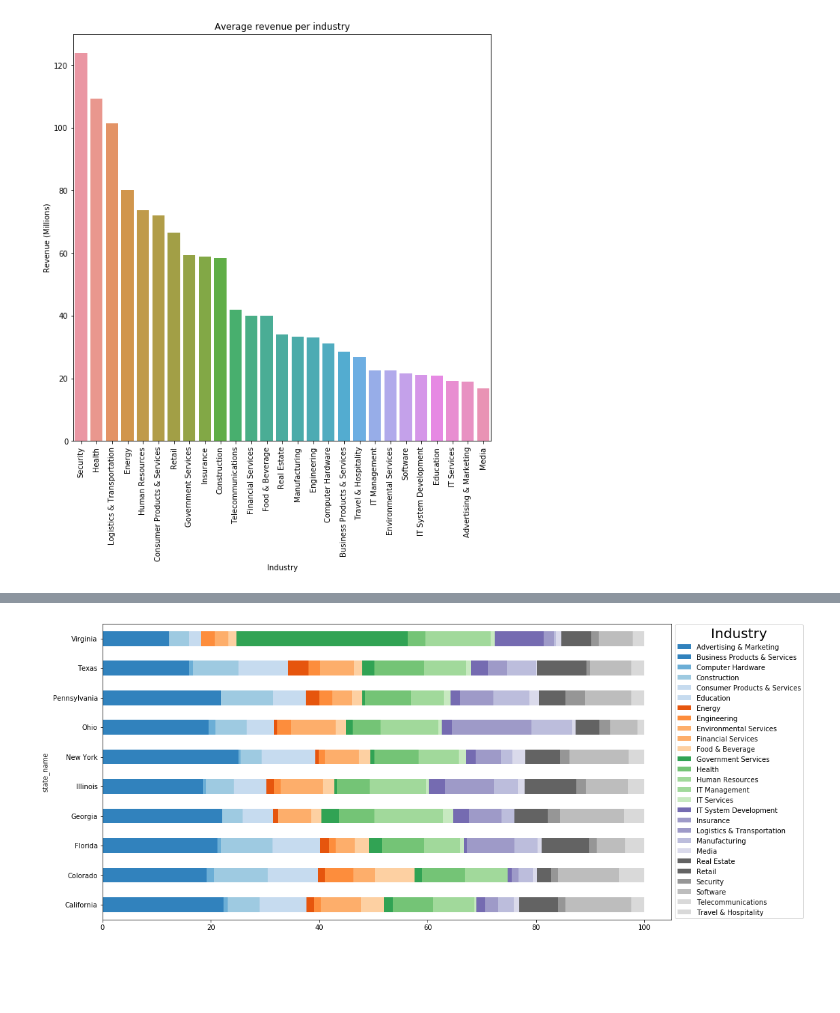
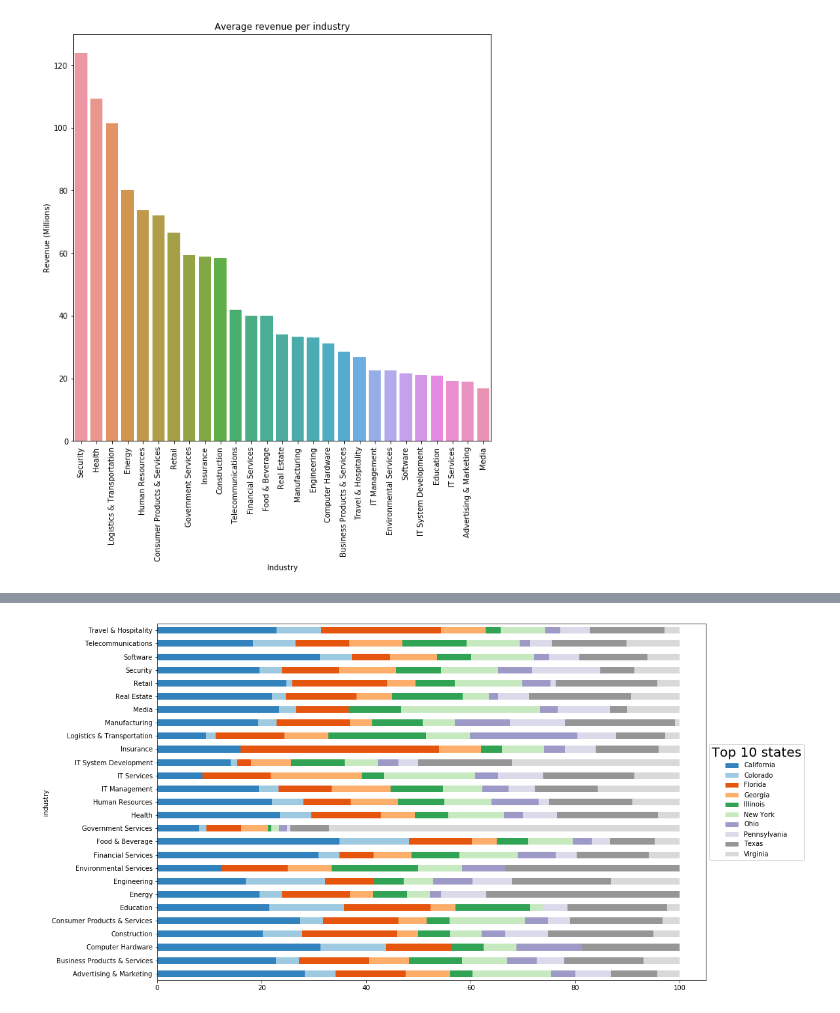
Before and after one commit to sm6820/Inc-5000-Companies-Analysis, a Jupyter notebook: INC-5000-Companies-Analysis.ipynb, the cells around one changed output, grey strips where cells are left out. Saved outputs shown, nothing was run; the diff lists cells and outputs as text; code cells hidden in the pictures; blank space fills up the shorter version.

```diff
--- a/INC-5000-Companies-Analysis.ipynb
+++ b/INC-5000-Companies-Analysis.ipynb
@@ -146,34 +254,22 @@ ax.set_title("Top 10 states with highest number of private companies in INC5000"
 # %%
-# df['revenue_value']= df['revenue'].apply(lambda x: x.split(' ',1)[0]).astype(float)
-# revenue_data = df.groupby(by='industry')['growth_%'].mean().round(2).to_frame().reset_index().rename(columns={'industry':'Industry','revenue_value':'Revenue'})
+# 1 - Growth rate per industry
 
-df['worker_growth']=(df['workers']/df['previous_workers'] -1) *100
-# remove outliers
-
-# from worker growth column
-q_low = df["worker_growth"].quantile(0.01)
-q_hi  = df["worker_growth"].quantile(0.99)
-
-df_filtered = df[(df["worker_growth"] < q_hi) & (df["worker_growth"] > q_low)]
-
-# from growth % column
-
+# Remove Extreme values from the growth rate column. - trim 1% from each end.
 q_low = df["growth_%"].quantile(0.01)
 q_hi  = df["growth_%"].quantile(0.99)
 
-df_filtered = df_filtered[(df_filtered["growth_%"] < q_hi) & (df_filtered["growth_%"] > q_low)]
+df_filtered = df[(df["growth_%"] < q_hi) & (df["growth_%"] > q_low)]
 
-
+# Sort by values
 df_filtered.sort_values(by='growth_%',ascending=False)
 
 
-
+# Slice growth and industry columns
 revenue_data = df[['industry','growth_%']].rename(columns={'industry':'Industry','revenue_value':'Revenue'})
-#.mean().round(2).to_frame().reset_index().rename(columns={'industry':'Industry','revenue_value':'Revenue'})
 
 revenue_data = revenue_data.sort_values(by='growth_%',ascending=False)
 
-
+# Plot data
 f, ax = plt.subplots(figsize=(10, 10))
 sns.boxplot(x='industry',y='growth_%',data=df_filtered)
 ax.set_xticklabels(ax.get_xticklabels(),rotation = 90)
@@ -277,20 +395,29 @@ top10_states
 # %%
+
+# Filter out top 10 states
+list_states = top10_states.State.to_list()
+df_states = df_filtered[df_filtered['state_name'].isin(list_states)]
+
+# Get count by state and industry
 df_states_industry = df_states.groupby(by=['state_name','industry'])['rank'].count().to_frame().reset_index().rename(columns={'rank':'count'})
 
+
 df_states_industry = pd.merge(df_states_industry,
-        df_states_industry.groupby(by=['state_name'])['count'].sum(),
+        df_states_industry.groupby(by=['industry'])['count'].sum(),
         how='left',
-        on='state_name',suffixes=("","_total"))
+        on='industry',suffixes=("","_total"))
 
+# Calculate % in each state
 df_states_industry['percent'] = df_states_industry['count']/df_states_industry['count_total'] * 100
 
+# Data for stacked plot
+df_stacked_plot = df_states_industry.pivot(index='industry',columns='state_name',values='percent')
 
-df_stacked_plot = df_states_industry.pivot(index='state_name',columns='industry',values='percent')
+# Plot stacked plot
+ax = df_stacked_plot.plot(kind='barh',stacked=True,colormap='tab20c',figsize=(15,10))
 
-ax = df_stacked_plot.plot(kind='barh',stacked=True,colormap='tab20c',figsize=(15,8))
-
-ax.legend(title = "Industry",title_fontsize=20,loc='center left',bbox_to_anchor=(1,0.5))
+ax.legend(title = "Top 10 states",title_fontsize=20,loc='center left',bbox_to_anchor=(1,0.5))
 
 plt.show()
 # %% [output]
-[figure, old version]
+[figure, new version]
```
Also changed, not shown: parts of 50 cells of this notebook.
